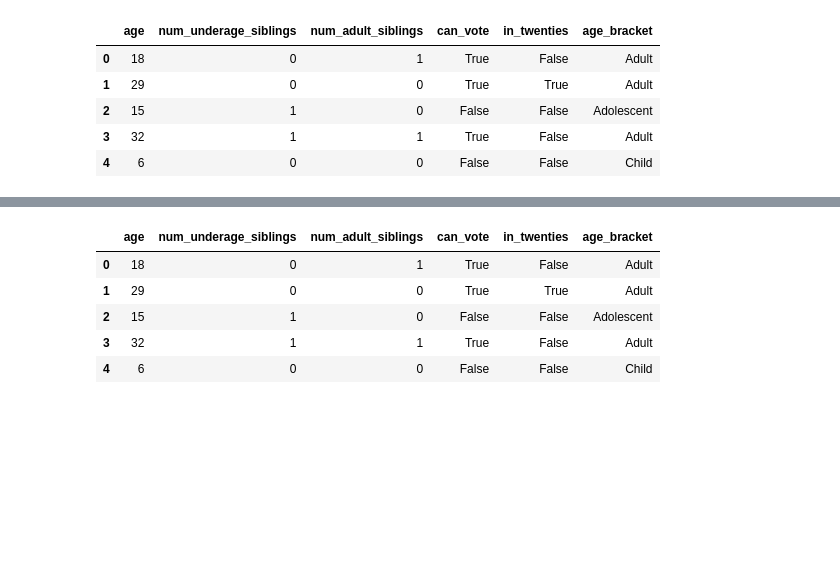
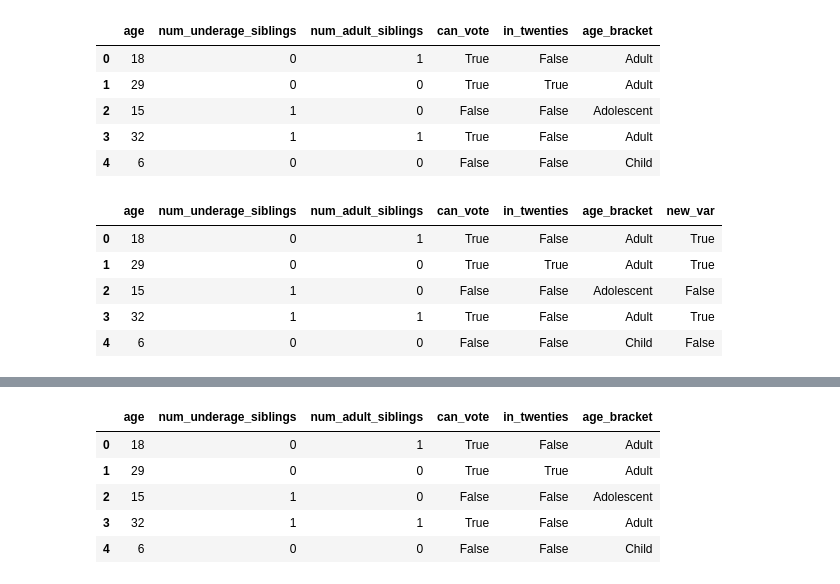
Before and after one commit to jadarro/qtm151_fall_2023, a Jupyter notebook: lecture_08/personal_lecture8.ipynb, the cells around one changed output, grey strips where cells are left out. Drawn from its saved outputs; the diff is of its cells as text; code cells hidden in the pictures; blank space fills up the shorter version.

```diff
--- a/lecture_08/personal_lecture8.ipynb
+++ b/lecture_08/personal_lecture8.ipynb
@@ -326,5 +331,13 @@ display(data)
 | 4 | 6 | 0 | 0 | False | False | Child |
 # %%
 data['new_var'] = data['age'].apply(lambda age: age >= 18)
+display(data)
+# %% [output]
+|  | age | num_underage_siblings | num_adult_siblings | can_vote | in_twenties | age_bracket | new_var |
+| 0 | 18 | 0 | 1 | True | False | Adult | True |
+| 1 | 29 | 0 | 0 | True | True | Adult | True |
+| 2 | 15 | 1 | 0 | False | False | Adolescent | False |
+| 3 | 32 | 1 | 1 | True | False | Adult | True |
+| 4 | 6 | 0 | 0 | False | False | Child | False |
 # %%
 data = data.drop(columns=['new_var'])
```
Also changed, not shown: parts of 8 cells of this notebook.
